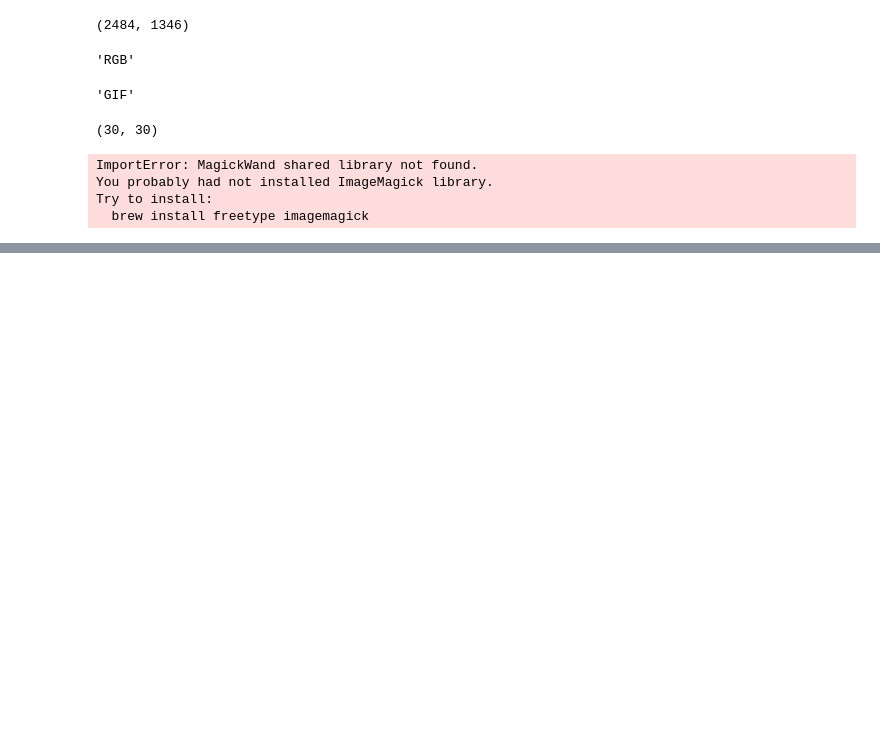
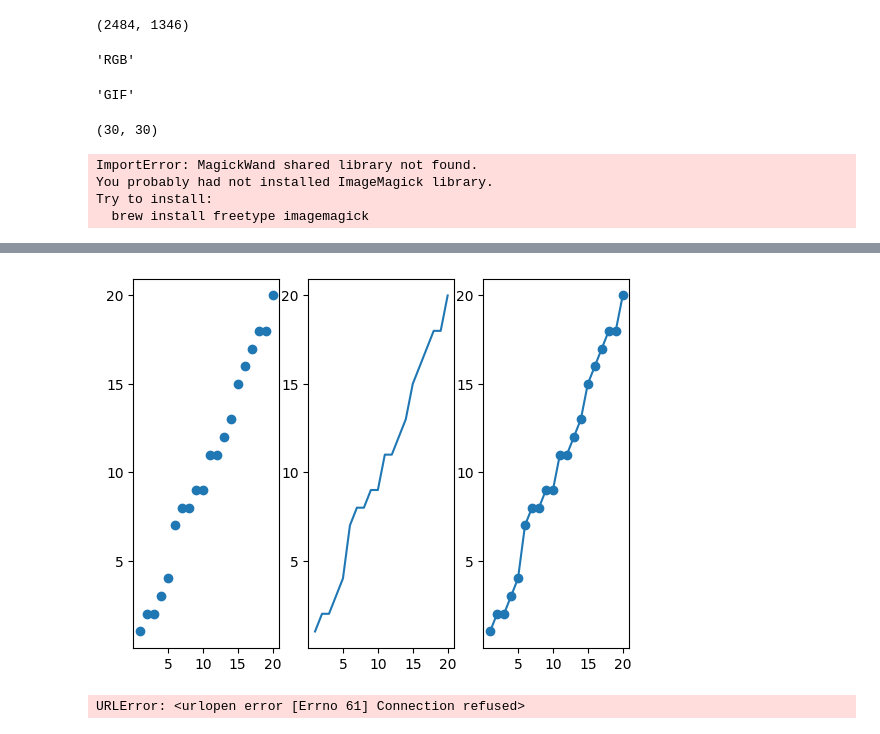
Before and after one commit to BobJackson/introduce-python, a Jupyter notebook: ch20.ipynb, the cells around one changed output, grey strips where cells are left out. Cells and saved outputs as stored; diff of their text form; code cells hidden in the pictures; blank space fills up the shorter version.

```diff
--- a/ch20.ipynb
+++ b/ch20.ipynb
@@ -56,0 +79,28 @@ Try to install:
+# %%
+import matplotlib.pyplot as plt
+from random import randint
+
+linear = list(range(1, 21))
+wiggly = list(num + randint(-1, 1) for num in linear)
+
+fig, plots = plt.subplots(nrows=1, ncols=3)
+
+ticks = list(range(0, 21, 5))
+for plot in plots:
+    plot.set_xticks(ticks)
+    plot.set_yticks(ticks)
+plots[0].scatter(linear, wiggly)
+plots[1].plot(linear, wiggly)
+plots[2].plot(linear, wiggly, 'o-')
+plt.show()
+# %% [output]
+[figure, added]
+# %%
+import seaborn as sns
+import matplotlib.pyplot as plt
+
+tips = sns.load_dataset('tips')
+sns.regplot(x="total_bill", y="tip", data=tips)
+plt.show()
+# %% [output]
+URLError: <urlopen error [Errno 61] Connection refused>
```
Also changed, not shown: parts of 4 cells of this notebook, 1 other file.
